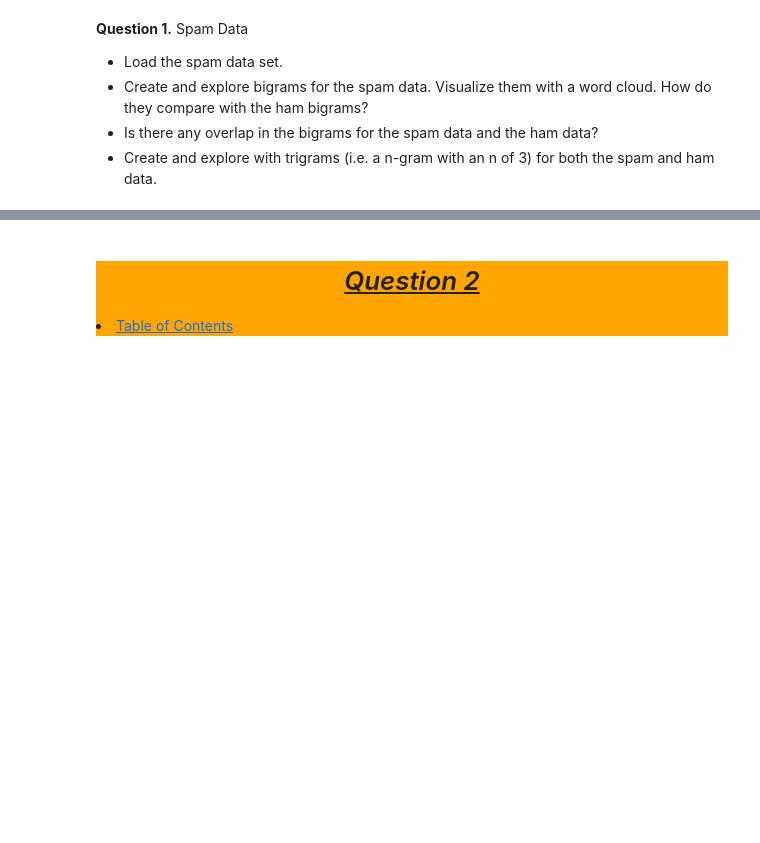
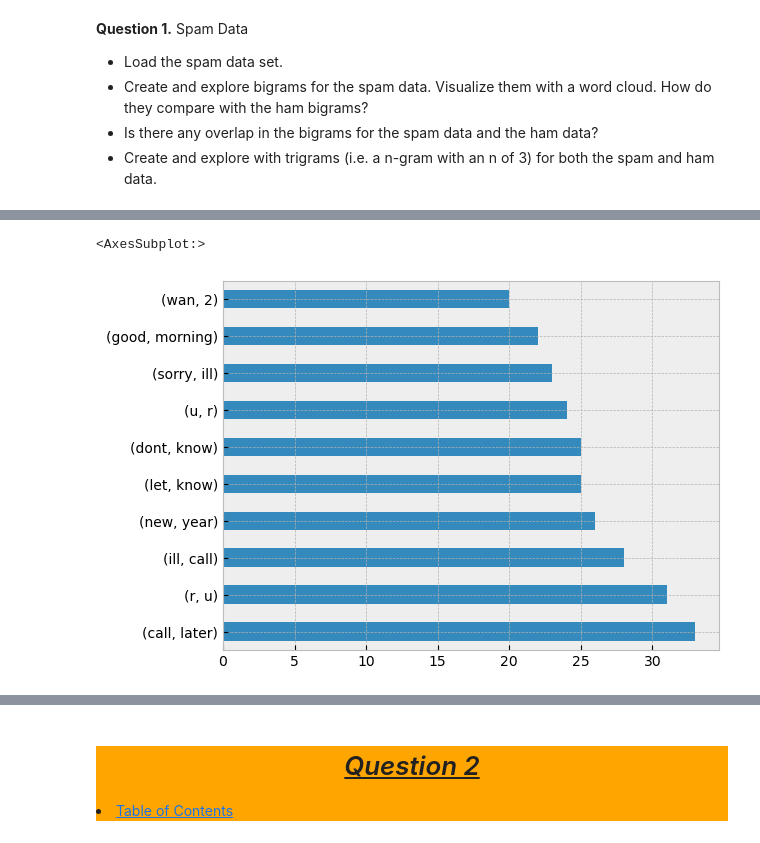
Before and after one commit to Jared-Wood135/natural-language-processing-exercises, a Jupyter notebook: explore.ipynb, the cells around one changed output, grey strips where cells are left out. Drawn from its saved outputs; the diff is of its cells as text; code cells hidden in the pictures; blank space fills up the shorter version.

```diff
--- a/explore.ipynb
+++ b/explore.ipynb
@@ -54,0 +159,6 @@ mpl.style.use('bmh')
+# %%
+# Check combinations of ham_words
+pd.Series(nltk.bigrams(ham_words.split())).value_counts().head(10).plot.barh()
+# %% [output]
+<AxesSubplot:>
+[figure, added]
```
Also changed, not shown: parts of 16 cells of this notebook.
